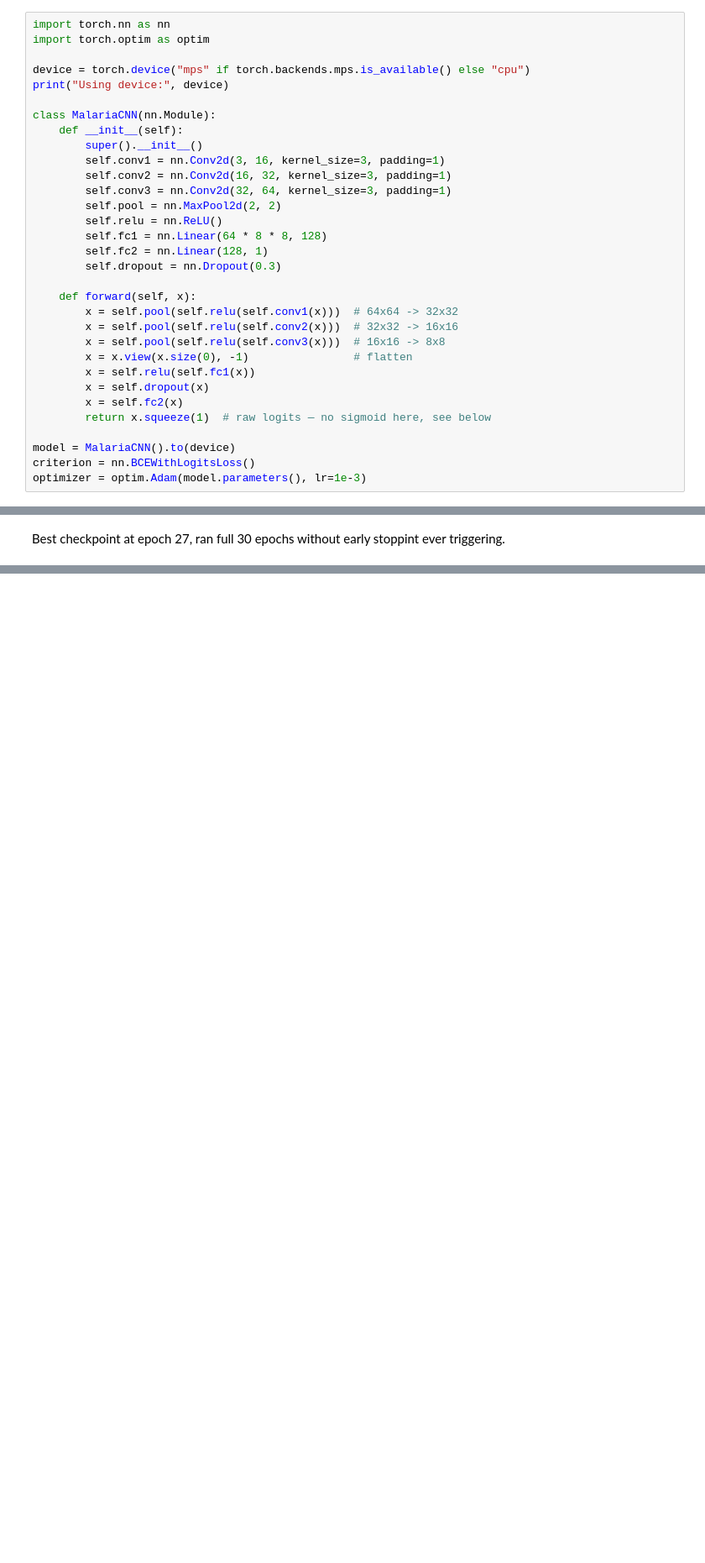
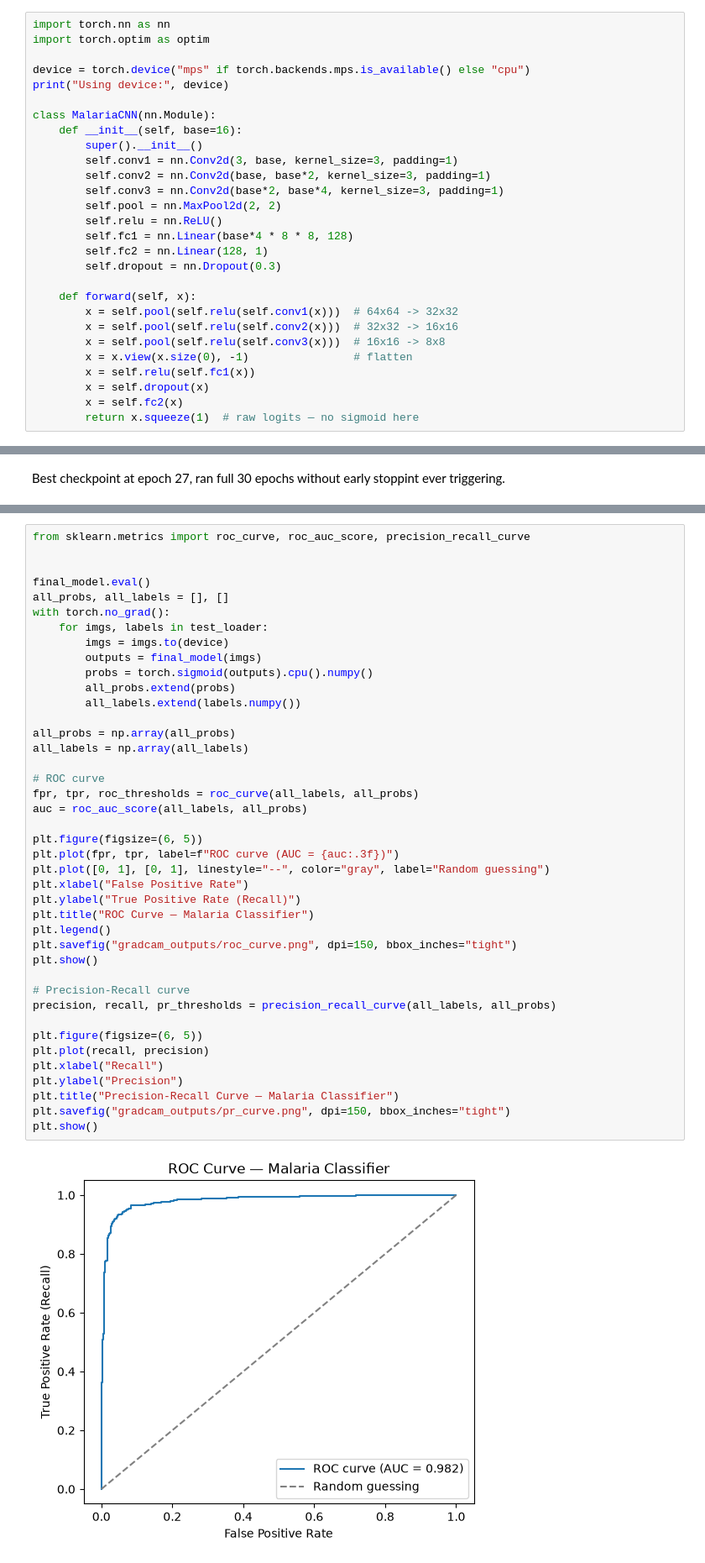
Before and after one commit to alicemtte/malaria-project, a Jupyter notebook: malaria.ipynb, the cells around one changed output, grey strips where cells are left out. Shown at 84% size. Saved outputs shown, nothing was run; the diff lists cells and outputs as text; blank space fills up the shorter version.

```diff
--- a/malaria.ipynb
+++ b/malaria.ipynb
@@ -111,14 +111,14 @@ device = torch.device("mps" if torch.backends.mps.is_available() else "cpu")
 print("Using device:", device)
 
 class MalariaCNN(nn.Module):
-    def __init__(self):
+    def __init__(self, base=16):
         super().__init__()
-        self.conv1 = nn.Conv2d(3, 16, kernel_size=3, padding=1)
-        self.conv2 = nn.Conv2d(16, 32, kernel_size=3, padding=1)
-        self.conv3 = nn.Conv2d(32, 64, kernel_size=3, padding=1)
+        self.conv1 = nn.Conv2d(3, base, kernel_size=3, padding=1)
+        self.conv2 = nn.Conv2d(base, base*2, kernel_size=3, padding=1)
+        self.conv3 = nn.Conv2d(base*2, base*4, kernel_size=3, padding=1)
         self.pool = nn.MaxPool2d(2, 2)
         self.relu = nn.ReLU()
-        self.fc1 = nn.Linear(64 * 8 * 8, 128)
+        self.fc1 = nn.Linear(base*4 * 8 * 8, 128)
         self.fc2 = nn.Linear(128, 1)
         self.dropout = nn.Dropout(0.3)
 
@@ -130,11 +130,7 @@ class MalariaCNN(nn.Module):
         x = self.relu(self.fc1(x))
         x = self.dropout(x)
         x = self.fc2(x)
-        return x.squeeze(1)  # raw logits — no sigmoid here, see below
-
-model = MalariaCNN().to(device)
-criterion = nn.BCEWithLogitsLoss()
-optimizer = optim.Adam(model.parameters(), lr=1e-3)
+        return x.squeeze(1)  # raw logits — no sigmoid here
 # %% [output]
 Using device: mps
 # %%
@@ -291,0 +593,43 @@ Best checkpoint at epoch 27, ran full 30 epochs without early stoppint ever trig
+# %%
+from sklearn.metrics import roc_curve, roc_auc_score, precision_recall_curve
+
+
+final_model.eval()
+all_probs, all_labels = [], []
+with torch.no_grad():
+    for imgs, labels in test_loader:
+        imgs = imgs.to(device)
+        outputs = final_model(imgs)
+        probs = torch.sigmoid(outputs).cpu().numpy()
+        all_probs.extend(probs)
+        all_labels.extend(labels.numpy())
+
+all_probs = np.array(all_probs)
+all_labels = np.array(all_labels)
+
+# ROC curve
+fpr, tpr, roc_thresholds = roc_curve(all_labels, all_probs)
+auc = roc_auc_score(all_labels, all_probs)
+
+plt.figure(figsize=(6, 5))
+plt.plot(fpr, tpr, label=f"ROC curve (AUC = {auc:.3f})")
+plt.plot([0, 1], [0, 1], linestyle="--", color="gray", label="Random guessing")
+plt.xlabel("False Positive Rate")
+plt.ylabel("True Positive Rate (Recall)")
+plt.title("ROC Curve — Malaria Classifier")
+plt.legend()
+plt.savefig("gradcam_outputs/roc_curve.png", dpi=150, bbox_inches="tight")
+plt.show()
+
+# Precision-Recall curve
+precision, recall, pr_thresholds = precision_recall_curve(all_labels, all_probs)
+
+plt.figure(figsize=(6, 5))
+plt.plot(recall, precision)
+plt.xlabel("Recall")
+plt.ylabel("Precision")
+plt.title("Precision-Recall Curve — Malaria Classifier")
+plt.savefig("gradcam_outputs/pr_curve.png", dpi=150, bbox_inches="tight")
+plt.show()
+# %% [output]
+[figure, added]
```
Also changed, not shown: parts of 18 cells of this notebook, 15 other files.
